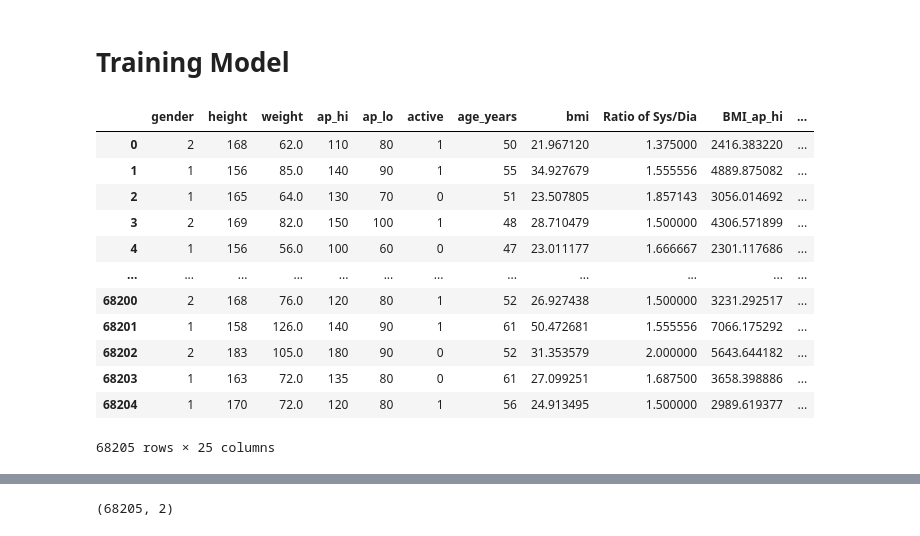
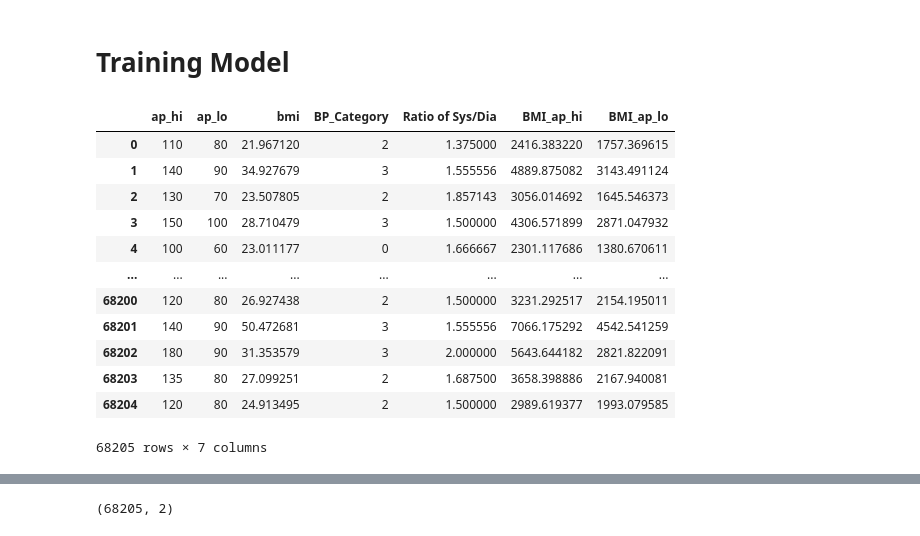
Before and after one commit to TAHIR0110/ThereForYou, a Jupyter notebook: Cardiovascular Prediction Model/cardiovascularEDA.ipynb, the cells around one changed output, grey strips where cells are left out. Drawn from its saved outputs; the diff is of its cells as text; code cells hidden in the pictures.

```diff
--- a/Cardiovascular Prediction Model/cardiovascularEDA.ipynb
+++ b/Cardiovascular Prediction Model/cardiovascularEDA.ipynb
@@ -253,16 +257,18 @@ df_encoded = pd.get_dummies(df, columns=categorical_cols)
-# %%
-df_encoded
-# %% [output]
-|  | gender | height | weight | ap_hi | ap_lo | active | age_years | bmi | Ratio of Sys/Dia | BMI_ap_hi | ... |
-| 0 | 2 | 168 | 62.0 | 110 | 80 | 1 | 50 | 21.967120 | 1.375000 | 2416.383220 | ... |
-| 1 | 1 | 156 | 85.0 | 140 | 90 | 1 | 55 | 34.927679 | 1.555556 | 4889.875082 | ... |
-| 2 | 1 | 165 | 64.0 | 130 | 70 | 0 | 51 | 23.507805 | 1.857143 | 3056.014692 | ... |
-| 3 | 2 | 169 | 82.0 | 150 | 100 | 1 | 48 | 28.710479 | 1.500000 | 4306.571899 | ... |
-| 4 | 1 | 156 | 56.0 | 100 | 60 | 0 | 47 | 23.011177 | 1.666667 | 2301.117686 | ... |
-| ... | ... | ... | ... | ... | ... | ... | ... | ... | ... | ... | ... |
-| 68200 | 2 | 168 | 76.0 | 120 | 80 | 1 | 52 | 26.927438 | 1.500000 | 3231.292517 | ... |
-| 68201 | 1 | 158 | 126.0 | 140 | 90 | 1 | 61 | 50.472681 | 1.555556 | 7066.175292 | ... |
-| 68202 | 2 | 183 | 105.0 | 180 | 90 | 0 | 52 | 31.353579 | 2.000000 | 5643.644182 | ... |
-| 68203 | 1 | 163 | 72.0 | 135 | 80 | 0 | 61 | 27.099251 | 1.687500 | 3658.398886 | ... |
-| 68204 | 1 | 170 | 72.0 | 120 | 80 | 1 | 56 | 24.913495 | 1.500000 | 2989.619377 | ... |
-68205 rows × 25 columns
+# %%
+df_encoded = df.drop(['active', 'smoke', 'alco', 'gluc', 'cholesterol', 'age_years', 'height', 'weight', 'gender'], axis=1)
+
+df_encoded
+# %% [output]
+|  | ap_hi | ap_lo | bmi | BP_Category | Ratio of Sys/Dia | BMI_ap_hi | BMI_ap_lo |
+| 0 | 110 | 80 | 21.967120 | 2 | 1.375000 | 2416.383220 | 1757.369615 |
+| 1 | 140 | 90 | 34.927679 | 3 | 1.555556 | 4889.875082 | 3143.491124 |
+| 2 | 130 | 70 | 23.507805 | 2 | 1.857143 | 3056.014692 | 1645.546373 |
+| 3 | 150 | 100 | 28.710479 | 3 | 1.500000 | 4306.571899 | 2871.047932 |
+| 4 | 100 | 60 | 23.011177 | 0 | 1.666667 | 2301.117686 | 1380.670611 |
+| ... | ... | ... | ... | ... | ... | ... | ... |
+| 68200 | 120 | 80 | 26.927438 | 2 | 1.500000 | 3231.292517 | 2154.195011 |
+| 68201 | 140 | 90 | 50.472681 | 3 | 1.555556 | 7066.175292 | 4542.541259 |
+| 68202 | 180 | 90 | 31.353579 | 3 | 2.000000 | 5643.644182 | 2821.822091 |
+| 68203 | 135 | 80 | 27.099251 | 2 | 1.687500 | 3658.398886 | 2167.940081 |
+| 68204 | 120 | 80 | 24.913495 | 2 | 1.500000 | 2989.619377 | 1993.079585 |
+68205 rows × 7 columns
```
Also changed, not shown: parts of 33 cells of this notebook.
